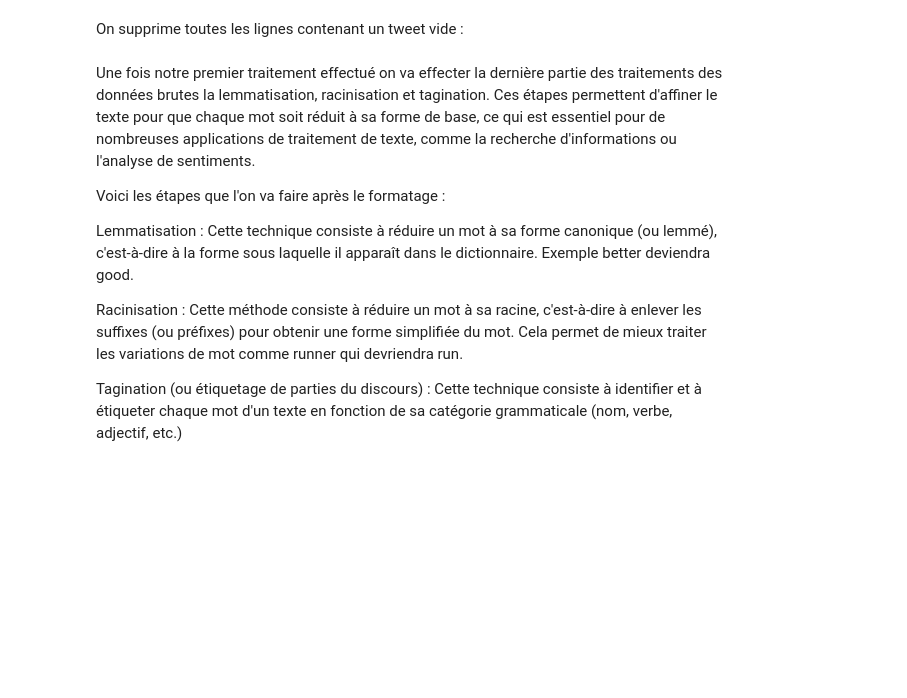
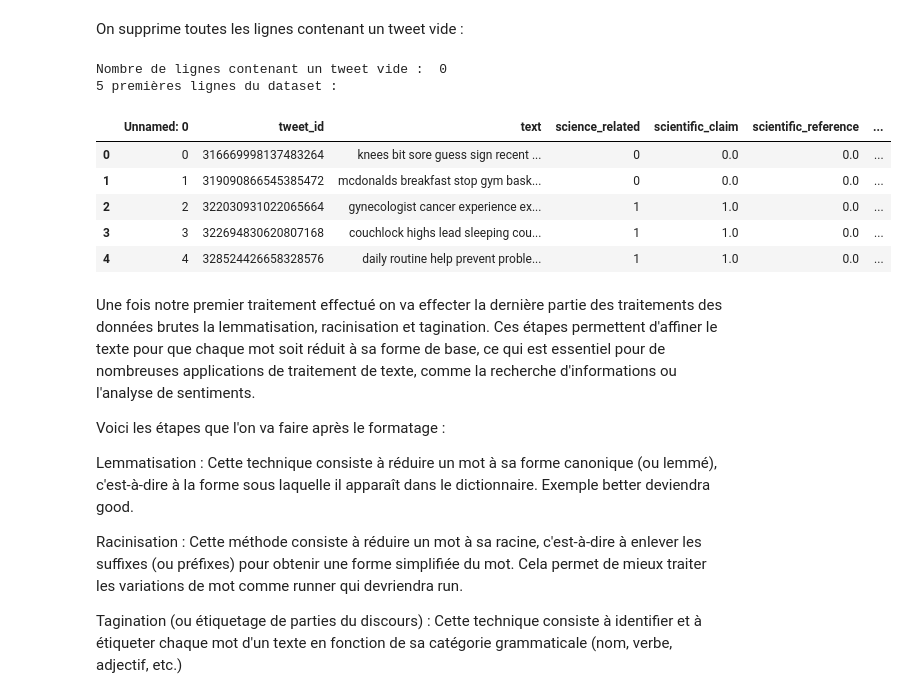
Before and after one commit to Akkuun/M1_IMAGINE_ML_Project, a Jupyter notebook: ML_Project_Group_8.ipynb, the cells around one changed output. Cells and saved outputs as stored; diff of their text form; code cells hidden in the pictures; blank space fills up the shorter version.

```diff
--- a/ML_Project_Group_8.ipynb
+++ b/ML_Project_Group_8.ipynb
@@ -391,3 +423,25 @@ On supprime toutes les lignes contenant un tweet vide :
+# %%
+# Suppression de toutes les lignes vides
+dataPrepared = dataPrepared[dataPrepared['text'] != '']
+# Sauvegarde des données dans un CSV
+dataPrepared.to_csv('dataSet/dataPrepared.csv', index=False)
+
+
+# Afficher le nombre de ligne ayant un tweet vide
+print("Nombre de lignes contenant un tweet vide : ", len(df[df['text'] == '']))
+
+# Afficher
+print("5 premières lignes du dataset :")
+display(dataPrepared.head())
+# %% [output]
+Nombre de lignes contenant un tweet vide :  0
+5 premières lignes du dataset :
+|  | Unnamed: 0 | tweet_id | text | science_related | scientific_claim | scientific_reference | ... |
+| 0 | 0 | 316669998137483264 | knees bit sore guess sign recent ... | 0 | 0.0 | 0.0 | ... |
+| 1 | 1 | 319090866545385472 | mcdonalds breakfast stop gym bask... | 0 | 0.0 | 0.0 | ... |
+| 2 | 2 | 322030931022065664 | gynecologist cancer experience ex... | 1 | 1.0 | 0.0 | ... |
+| 3 | 3 | 322694830620807168 | couchlock highs lead sleeping cou... | 1 | 1.0 | 0.0 | ... |
+| 4 | 4 | 328524426658328576 | daily routine help prevent proble... | 1 | 1.0 | 0.0 | ... |
 # %% [markdown]
 Une fois notre premier traitement effectué on va effecter la dernière partie des traitements des données brutes la lemmatisation, racinisation et tagination. Ces étapes permettent d'affiner le texte pour que chaque mot soit réduit à sa forme de base, ce qui est essentiel pour de nombreuses applications de traitement de texte, comme la recherche d'informations ou l'analyse de sentiments.
 
```
Also changed, not shown: parts of 8 cells of this notebook.
